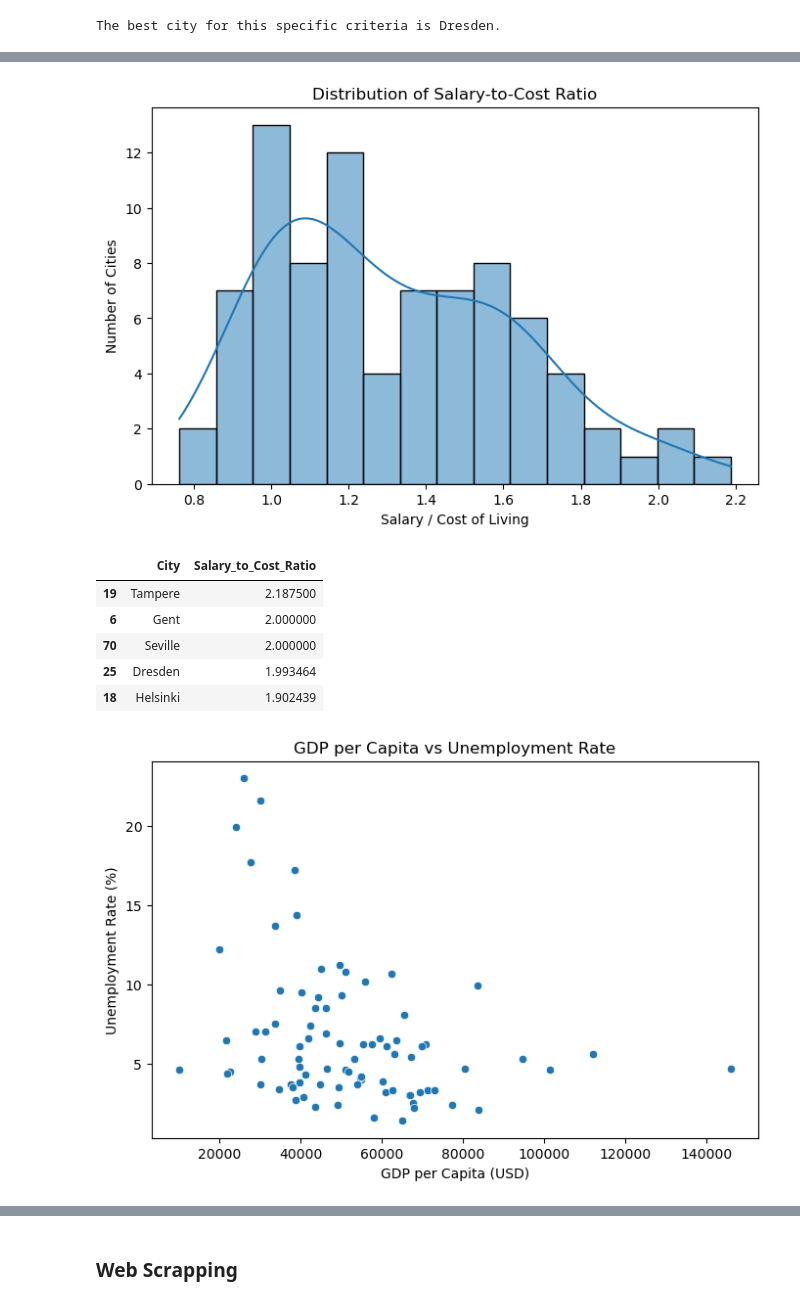
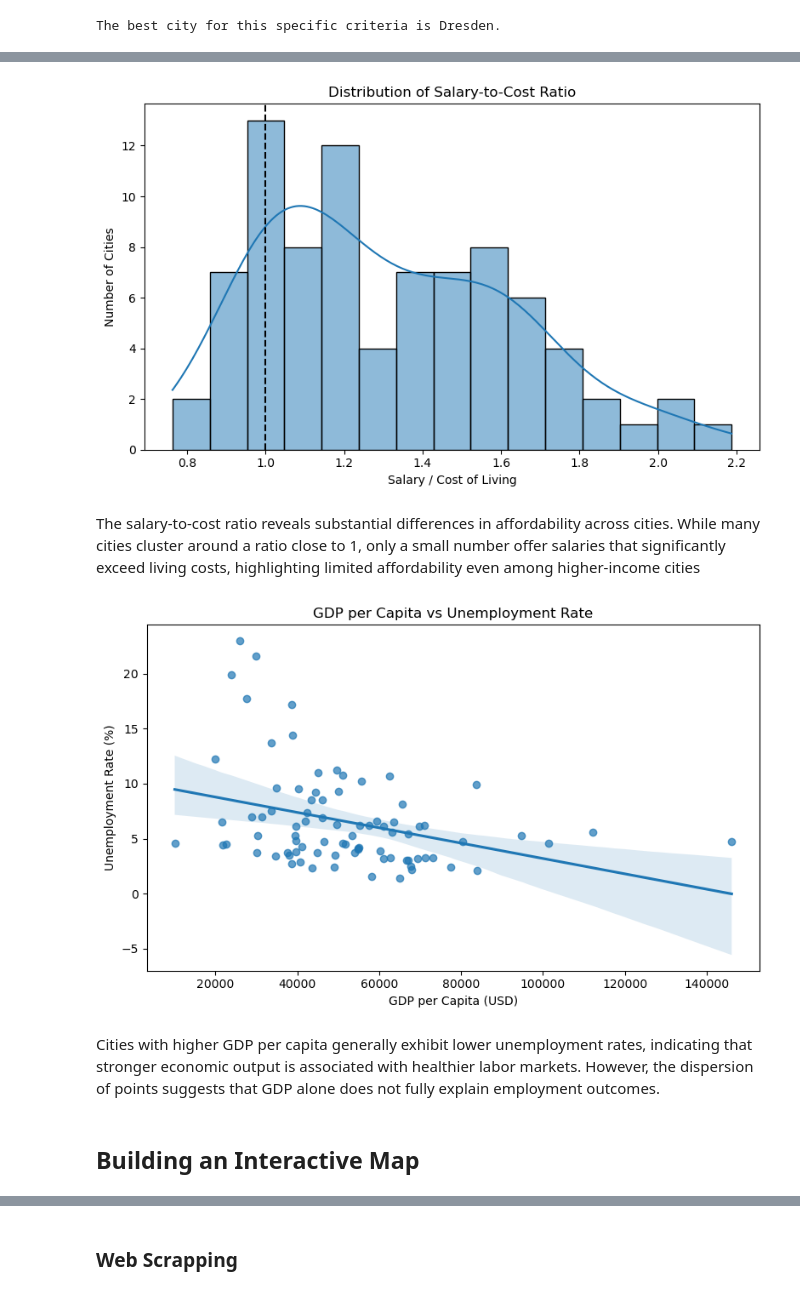
Before and after one commit to UniProjects171/Programming-for-Data-Science, a Jupyter notebook: Project_PDS.ipynb, the cells around one changed output, grey strips where cells are left out. Drawn from its saved outputs; the diff is of its cells as text; code cells hidden in the pictures.

```diff
--- a/Project_PDS.ipynb
+++ b/Project_PDS.ipynb
@@ -526,36 +460,34 @@ plt.show()
 # %%
-
 #insight 2
-
-
-data["Salary_to_Cost_Ratio"] = data["Average Monthly Salary"] / data["Average Cost of Living"]
-
-
 plt.figure(figsize=(8,5))
 sns.histplot(data["Salary_to_Cost_Ratio"], kde=True, bins=15)
+plt.axvline(1, linestyle="--", color="black")
 plt.title("Distribution of Salary-to-Cost Ratio")
 plt.xlabel("Salary / Cost of Living")
 plt.ylabel("Number of Cities")
+plt.tight_layout()
 plt.show()
-
-
-data[["City", "Salary_to_Cost_Ratio"]].sort_values(by="Salary_to_Cost_Ratio", ascending=False).head()
 # %% [output]
-[figure, old version]
+[figure, new version]
-|  | City | Salary_to_Cost_Ratio |
-| 19 | Tampere | 2.187500 |
-| 6 | Gent | 2.000000 |
-| 70 | Seville | 2.000000 |
-| 25 | Dresden | 1.993464 |
-| 18 | Helsinki | 1.902439 |
+# %% [markdown]
+The salary-to-cost ratio reveals substantial differences in affordability across cities. While many cities cluster around a ratio close to 1, only a small number offer salaries that significantly exceed living costs, highlighting limited affordability even among higher-income cities
 # %%
 #insight 3, depois so confirmar os 3 pra ter certeza ( simao look at this )
-
 plt.figure(figsize=(8,5))
-sns.scatterplot(data=data, x="GDP per Capita", y="Unemployment Rate")
-plt.title("GDP per Capita vs Unemployment Rate")
+sns.regplot(
+    data=data,
+    x="GDP per Capita",
+    y="Unemployment Rate",
+    scatter_kws={"alpha": 0.7}
+)
 plt.xlabel("GDP per Capita (USD)")
 plt.ylabel("Unemployment Rate (%)")
+plt.title("GDP per Capita vs Unemployment Rate")
+plt.tight_layout()
 plt.show()
 # %% [output]
-[figure, old version]
+[figure, new version]
+# %% [markdown]
+Cities with higher GDP per capita generally exhibit lower unemployment rates, indicating that stronger economic output is associated with healthier labor markets. However, the dispersion of points suggests that GDP alone does not fully explain employment outcomes.
+# %% [markdown]
+## Building an Interactive Map
```
Also changed, not shown: parts of 80 cells of this notebook, 2 other files.
